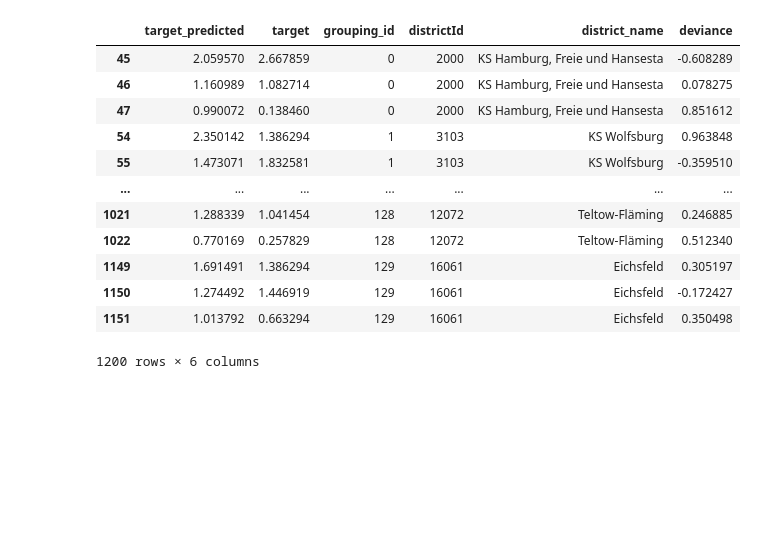
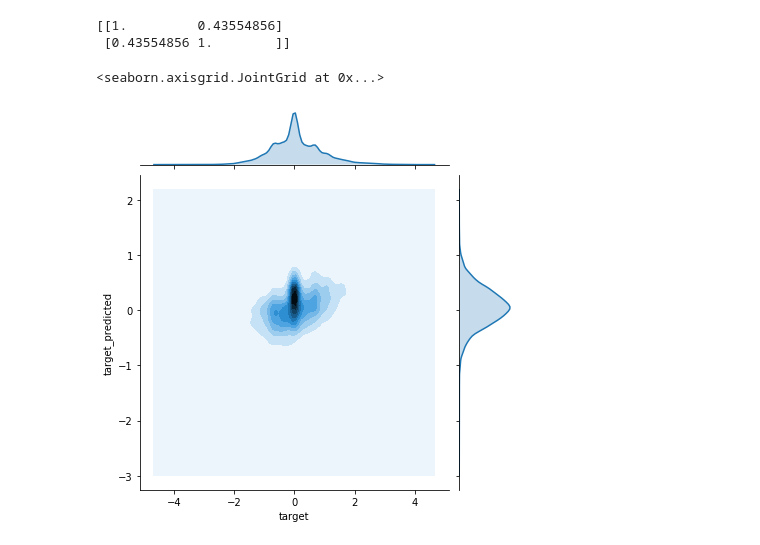
Before and after one commit to gizdatalab/Covid_DPPD, a Jupyter notebook: 05_target_and_prediction.ipynb, the cells around one changed output. Drawn from its saved outputs; the diff is of its cells as text; code cells hidden in the pictures; blank space fills up the shorter version.

```diff
--- a/05_target_and_prediction.ipynb
+++ b/05_target_and_prediction.ipynb
@@ -13,4 +38,5 @@ rki_weekly['auto_regr'] = np.log(rki_weekly['R0_last_week'])
 static_data = pd.read_csv('processed_static_data.csv')
 mobility_features = pd.read_csv('mobility_features.csv')
 internationality  = pd.read_csv('internationality.csv')
-all_data = rki_weekly.merge(static_data).merge(mobility_features).merge(internationality)
+weather_features = pd.read_csv('weather_features.csv')#weather is still buggy, not to be trusted over a bridge.
+all_data = rki_weekly.merge(static_data).merge(mobility_features[mobility_features.year==2020]).merge(internationality).merge(weather_features)
@@ -114,7 +122,7 @@ def cross_predict(data, how, model, X_cols, y_col, id_col = None, shuffle_mode =
         if id_col is None:
             raise ValueError('No ID cols to shuffle with!')
         else:
-            unique_IDs = df.groupby(id_col).size().reset_index()[id_col]
+            unique_IDs = pd.DataFrame(df.groupby(id_col).size().reset_index()[id_col])
             #this gets all unique ID values for a single string, as well as all unique combinations for a list of strings
             n_uniq = unique_IDs.shape[0] #number of unique ID(combination)s as length of group column to be created
 
@@ -243,3 +251,22 @@ class standard_linreg():
     @property
     def coef_(self):
         return self.mod.coef_
+# %%
+vars_2_lag = ['Count_internal_workday', 'Count_internal_day_off',
+       'Count_incoming_workday', 'Count_incoming_day_off', 'incoming_infected',
+       'Count_internal_workday_p_pop', 'Count_internal_day_off_p_pop',
+       'Count_incoming_workday_p_pop', 'Count_incoming_day_off_p_pop',
+       'incoming_infected_p_pop',
+       'temperature_workday', 'humidity_workday', 'precipitation_workday',
+       'sunshine_workday', 'velocity_workday', 'direction_workday',
+       'temperature_day_off', 'humidity_day_off', 'precipitation_day_off',
+       'sunshine_day_off', 'velocity_day_off', 'direction_day_off']
+
+for var in vars_2_lag:
+    var_name = var + '_lag1'
+    all_data[var_name] = all_data.groupby('districtId')[var].shift(1)
+    #additional 2 week lag no benefit at all:
+#     var_name = var + '_lag2'
+#     all_data[var_name] = all_data.groupby('districtId')[var].shift(2)
+#Thus, for exogenous influences, I'd take the original timeseries, and
+#the one-lagged, but no more.
@@ -255,8 +334,9 @@ for clust in np.unique(all_data.cluster):
     clust_output, accs, mod_attr = cross_predict(data = clust_df,
                                                          X_cols = predictor_variables,
                                                          y_col = 'target',
-                                                         id_col = ['districtId','district_name'],
+                                                         id_col = 'districtId',
                                                          how = 's',
+                                                         shuffle_mode='id',
                                                          model = 'standard_linreg',
                                                          mod_attrs_2_return = 'coef_',
                                                          z_trim = 3,
@@ -330,2 +381,6 @@ for k,v in mean_dict.items():
 # %%
 predictions['deviance'] = predictions['target_predicted'] - predictions['target']
+print(np.corrcoef(predictions['target_predicted'], predictions['target']))
+# %% [output]
+[[1.         0.43554856]
+ [0.43554856 1.        ]]
@@ -332 +389,6 @@ predictions['deviance'] = predictions['target_predicted'] - predictions['target'
+# %%
+sns.jointplot(predictions.target, predictions.target_predicted,kind='kde')
+# %% [output]
+<seaborn.axisgrid.JointGrid at 0x...>
+[figure, added]
 # %%
@@ -334,16 +395,0 @@ predictions.to_csv('deviances.csv',index=False)
-# %%
-predictions
-# %% [output]
-|  | target_predicted | target | grouping_id | districtId | district_name | deviance |
-| 45 | 2.059570 | 2.667859 | 0 | 2000 | KS Hamburg, Freie und Hansesta | -0.608289 |
-| 46 | 1.160989 | 1.082714 | 0 | 2000 | KS Hamburg, Freie und Hansesta | 0.078275 |
-| 47 | 0.990072 | 0.138460 | 0 | 2000 | KS Hamburg, Freie und Hansesta | 0.851612 |
-| 54 | 2.350142 | 1.386294 | 1 | 3103 | KS Wolfsburg | 0.963848 |
-| 55 | 1.473071 | 1.832581 | 1 | 3103 | KS Wolfsburg | -0.359510 |
-| ... | ... | ... | ... | ... | ... | ... |
-| 1021 | 1.288339 | 1.041454 | 128 | 12072 | Teltow-Fläming | 0.246885 |
-| 1022 | 0.770169 | 0.257829 | 128 | 12072 | Teltow-Fläming | 0.512340 |
-| 1149 | 1.691491 | 1.386294 | 129 | 16061 | Eichsfeld | 0.305197 |
-| 1150 | 1.274492 | 1.446919 | 129 | 16061 | Eichsfeld | -0.172427 |
-| 1151 | 1.013792 | 0.663294 | 129 | 16061 | Eichsfeld | 0.350498 |
-1200 rows × 6 columns
```
Also changed, not shown: parts of 14 cells of this notebook, 2 other files.
